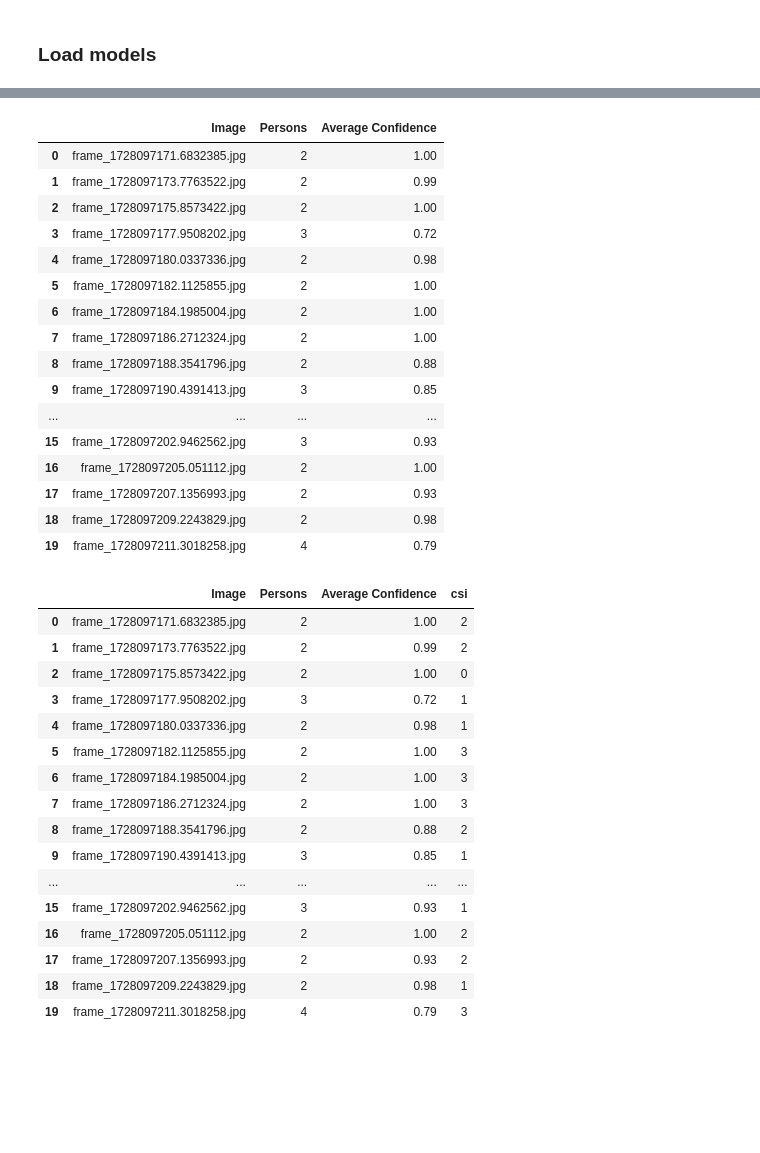
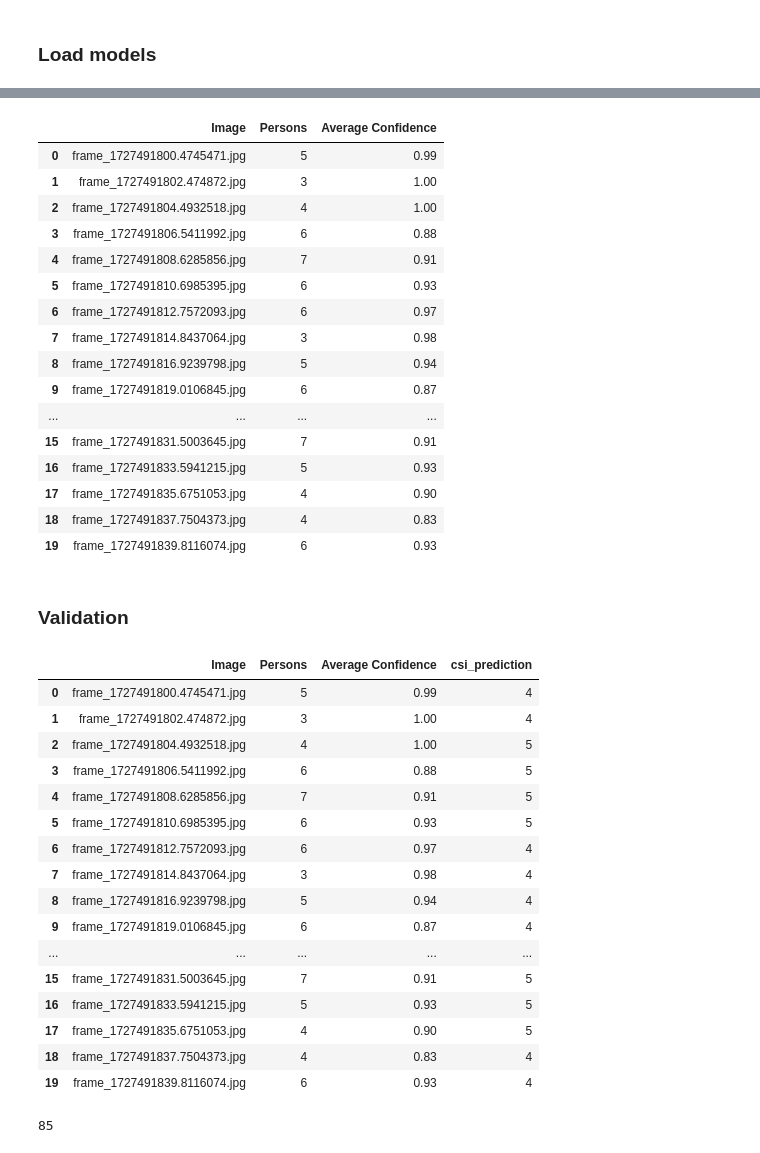
Before and after one commit to thu4n/WiFi-Vision-Counting, a Jupyter notebook: cv-notebooks/validate-model.ipynb, the cells around one changed output, grey strips where cells are left out. Cells and saved outputs as stored; diff of their text form; code cells hidden in the pictures; blank space fills up the shorter version.

Commit message:
Added result of validation of first day, first session, 5 people

```diff
--- a/cv-notebooks/validate-model.ipynb
+++ b/cv-notebooks/validate-model.ipynb
@@ -564,8 +565,7 @@ def load_csi_data(csi_path):
 
   features_df = pd.concat(features_list, ignore_index=True)
 
-  scaler = StandardScaler()
-  scaler.fit(features_df)
+  scaler = joblib.load('/content/drive/MyDrive/UIT/UIT_Graduation_Thesis/Models/k-fold_scaler_session_4.pkl')
   csi_dataset = scaler.transform(features_df)
   return csi_dataset
 # %%
@@ -604,5 +604,5 @@ def load_cv_model(weights_path, device):
   print(cv_model)
   return cv_model
 # %%
-csi_model = load_csi_model('/content/drive/MyDrive/UIT/UIT_Graduation_Thesis/Models/WiCount_FE_DNNR_2days.keras')
+csi_model = load_csi_model('/content/drive/MyDrive/UIT/UIT_Graduation_Thesis/Models/k-fold_DNNR_session_4.keras')
 # %% [output]
@@ -651,0 +657,3 @@ Detector(
+# %%
+csi_data = load_csi_data('/content/drive/MyDrive/UIT/UIT_Graduation_Thesis/Dataset/0_Raw/2024-09-28/CSI_Packets/session_1/5_persons.csv')
+predictions = csi_model.predict(csi_data)
@@ -739,47 +765,53 @@ frame_1728097346.615021.jpg - Forward time: 42.23 ms
 Processing complete. Results saved in the specified output directory and CSV file.
 # %%
-test_csv = '/content/drive/MyDrive/UIT/UIT_Graduation_Thesis/Test/test.csv'
+test_csv = '/content/drive/MyDrive/UIT/UIT_Graduation_Thesis/Test/test_dark.csv'
 test_df = pd.read_csv(test_csv)
 test_df.head(20)
 # %% [output]
 |  | Image | Persons | Average Confidence |
-| 0 | frame_1728097171.6832385.jpg | 2 | 1.00 |
-| 1 | frame_1728097173.7763522.jpg | 2 | 0.99 |
-| 2 | frame_1728097175.8573422.jpg | 2 | 1.00 |
-| 3 | frame_1728097177.9508202.jpg | 3 | 0.72 |
-| 4 | frame_1728097180.0337336.jpg | 2 | 0.98 |
-| 5 | frame_1728097182.1125855.jpg | 2 | 1.00 |
-| 6 | frame_1728097184.1985004.jpg | 2 | 1.00 |
-| 7 | frame_1728097186.2712324.jpg | 2 | 1.00 |
-| 8 | frame_1728097188.3541796.jpg | 2 | 0.88 |
-| 9 | frame_1728097190.4391413.jpg | 3 | 0.85 |
+| 0 | frame_1727491800.4745471.jpg | 5 | 0.99 |
+| 1 | frame_1727491802.474872.jpg | 3 | 1.00 |
+| 2 | frame_1727491804.4932518.jpg | 4 | 1.00 |
+| 3 | frame_1727491806.5411992.jpg | 6 | 0.88 |
+| 4 | frame_1727491808.6285856.jpg | 7 | 0.91 |
+| 5 | frame_1727491810.6985395.jpg | 6 | 0.93 |
+| 6 | frame_1727491812.7572093.jpg | 6 | 0.97 |
+| 7 | frame_1727491814.8437064.jpg | 3 | 0.98 |
+| 8 | frame_1727491816.9239798.jpg | 5 | 0.94 |
+| 9 | frame_1727491819.0106845.jpg | 6 | 0.87 |
 | ... | ... | ... | ... |
-| 15 | frame_1728097202.9462562.jpg | 3 | 0.93 |
-| 16 | frame_1728097205.051112.jpg | 2 | 1.00 |
-| 17 | frame_1728097207.1356993.jpg | 2 | 0.93 |
-| 18 | frame_1728097209.2243829.jpg | 2 | 0.98 |
-| 19 | frame_1728097211.3018258.jpg | 4 | 0.79 |
+| 15 | frame_1727491831.5003645.jpg | 7 | 0.91 |
+| 16 | frame_1727491833.5941215.jpg | 5 | 0.93 |
+| 17 | frame_1727491835.6751053.jpg | 4 | 0.90 |
+| 18 | frame_1727491837.7504373.jpg | 4 | 0.83 |
+| 19 | frame_1727491839.8116074.jpg | 6 | 0.93 |
+# %% [markdown]
+### Validation
 # %%
 predictions = predictions[:len(test_df)]
 rounded = np.round(predictions).astype(int)
-test_df['csi'] = rounded
+test_df['csi_prediction'] = rounded
 test_df.head(20)
 # %% [output]
-|  | Image | Persons | Average Confidence | csi |
-| 0 | frame_1728097171.6832385.jpg | 2 | 1.00 | 2 |
-| 1 | frame_1728097173.7763522.jpg | 2 | 0.99 | 2 |
-| 2 | frame_1728097175.8573422.jpg | 2 | 1.00 | 0 |
-| 3 | frame_1728097177.9508202.jpg | 3 | 0.72 | 1 |
-| 4 | frame_1728097180.0337336.jpg | 2 | 0.98 | 1 |
-| 5 | frame_1728097182.1125855.jpg | 2 | 1.00 | 3 |
-| 6 | frame_1728097184.1985004.jpg | 2 | 1.00 | 3 |
-| 7 | frame_1728097186.2712324.jpg | 2 | 1.00 | 3 |
-| 8 | frame_1728097188.3541796.jpg | 2 | 0.88 | 2 |
-| 9 | frame_1728097190.4391413.jpg | 3 | 0.85 | 1 |
+|  | Image | Persons | Average Confidence | csi_prediction |
+| 0 | frame_1727491800.4745471.jpg | 5 | 0.99 | 4 |
+| 1 | frame_1727491802.474872.jpg | 3 | 1.00 | 4 |
+| 2 | frame_1727491804.4932518.jpg | 4 | 1.00 | 5 |
+| 3 | frame_1727491806.5411992.jpg | 6 | 0.88 | 5 |
+| 4 | frame_1727491808.6285856.jpg | 7 | 0.91 | 5 |
+| 5 | frame_1727491810.6985395.jpg | 6 | 0.93 | 5 |
+| 6 | frame_1727491812.7572093.jpg | 6 | 0.97 | 4 |
+| 7 | frame_1727491814.8437064.jpg | 3 | 0.98 | 4 |
+| 8 | frame_1727491816.9239798.jpg | 5 | 0.94 | 4 |
+| 9 | frame_1727491819.0106845.jpg | 6 | 0.87 | 4 |
 | ... | ... | ... | ... | ... |
-| 15 | frame_1728097202.9462562.jpg | 3 | 0.93 | 1 |
-| 16 | frame_1728097205.051112.jpg | 2 | 1.00 | 2 |
-| 17 | frame_1728097207.1356993.jpg | 2 | 0.93 | 2 |
-| 18 | frame_1728097209.2243829.jpg | 2 | 0.98 | 1 |
-| 19 | frame_1728097211.3018258.jpg | 4 | 0.79 | 3 |
+| 15 | frame_1727491831.5003645.jpg | 7 | 0.91 | 5 |
+| 16 | frame_1727491833.5941215.jpg | 5 | 0.93 | 5 |
+| 17 | frame_1727491835.6751053.jpg | 4 | 0.90 | 5 |
+| 18 | frame_1727491837.7504373.jpg | 4 | 0.83 | 4 |
+| 19 | frame_1727491839.8116074.jpg | 6 | 0.93 | 4 |
+# %%
+print(len(test_df))
+# %% [output]
+85
 # %%
```
Also changed, not shown: parts of 16 cells of this notebook.
